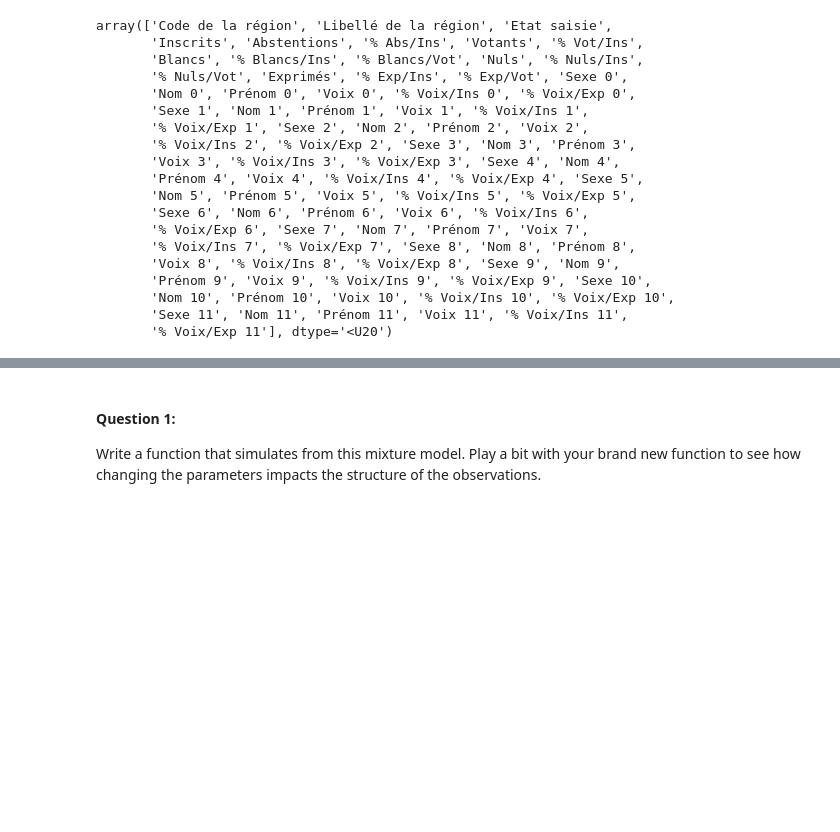
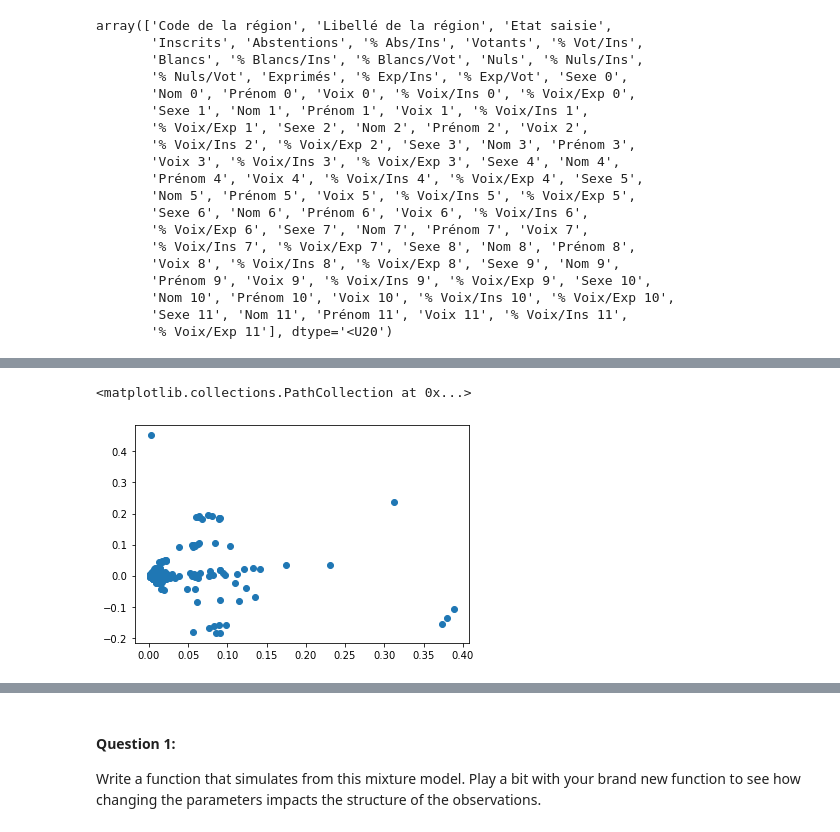
Before and after one commit to chloe-caville/APST2-Projet-2, a Jupyter notebook: Mixture Model Lab.ipynb, the cells around one changed output, grey strips where cells are left out. Drawn from its saved outputs; the diff is of its cells as text; code cells hidden in the pictures; blank space fills up the shorter version.

```diff
--- a/Mixture Model Lab.ipynb
+++ b/Mixture Model Lab.ipynb
@@ -194,0 +149,8 @@ tp[["% Voix/Exp 11","% Voix/Ins 11"]]
+# %%
+from sklearn.decomposition import PCA
+
+pca=PCA(n_components=2).fit(y.T)
+plt.scatter(pca.components_[0], pca.components_[1])
+# %% [output]
+<matplotlib.collections.PathCollection at 0x...>
+[figure, added]
```
Also changed, not shown: parts of 18 cells of this notebook.
